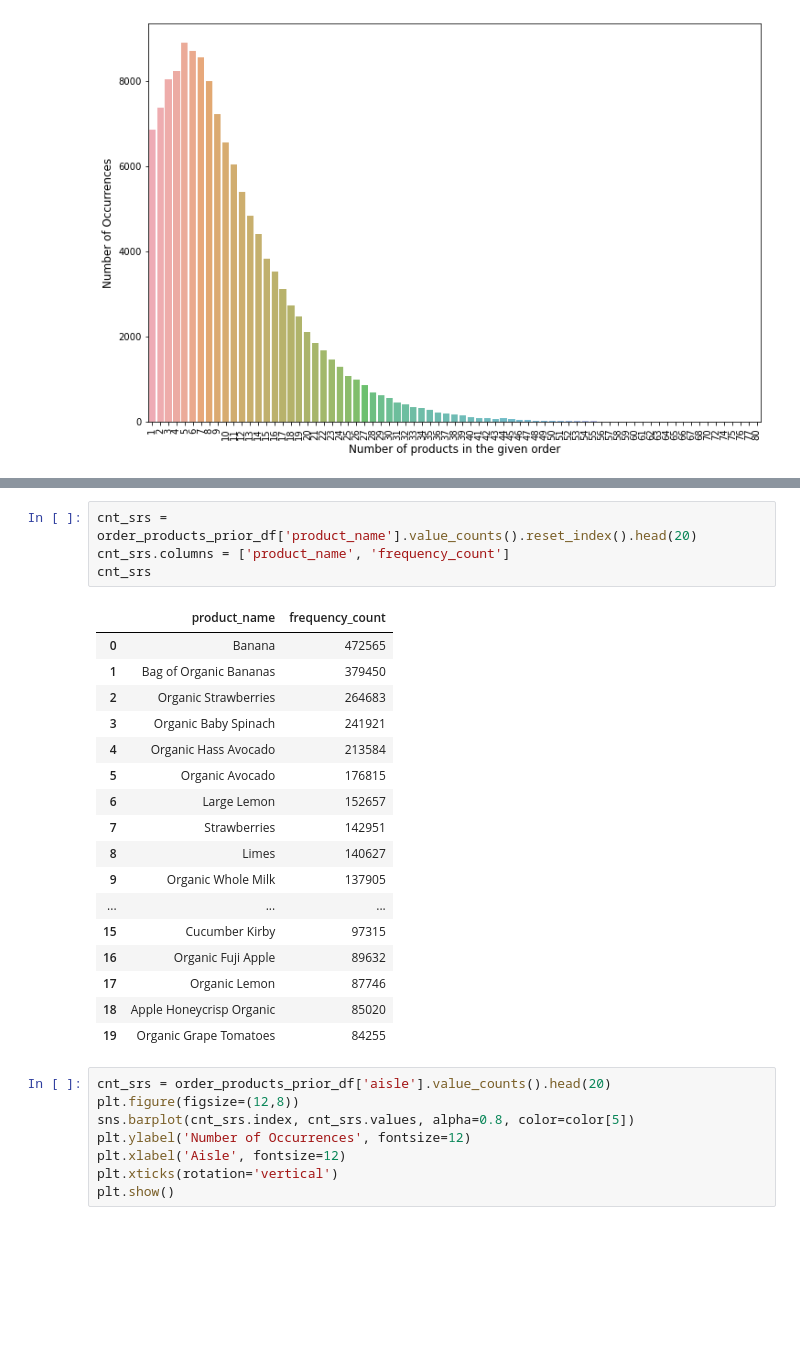
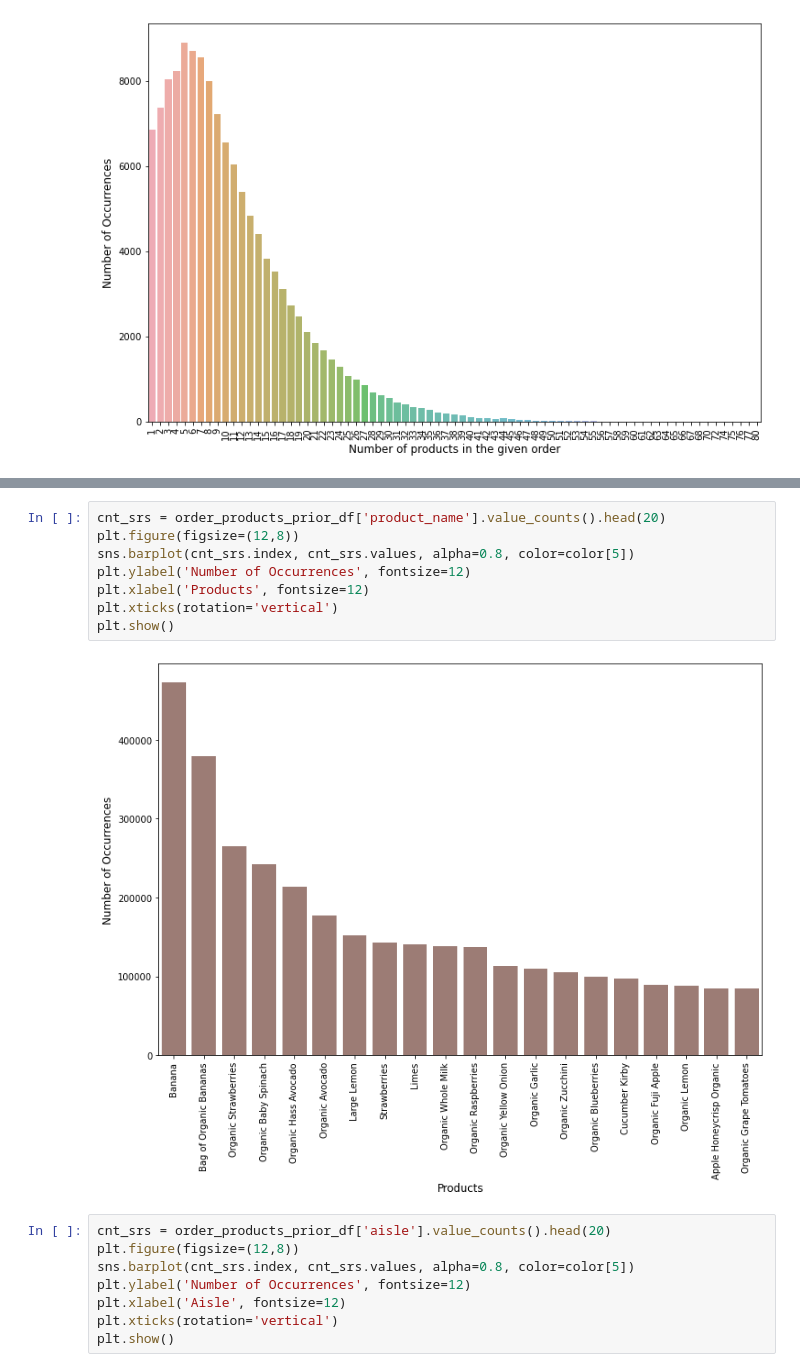
Before and after one commit to tandt2402/DM_SuperMarket_Analytic, a Jupyter notebook: Exploration.ipynb, the cells around one changed output, grey strips where cells are left out. Cells and saved outputs as stored; diff of their text form; blank space fills up the shorter version.

```diff
--- a/Exploration.ipynb
+++ b/Exploration.ipynb
@@ -161,28 +161,16 @@ order_products_prior_df.head()
 | 2 | 2 | 9327 | 3 | 0 | Garlic Powder | 104 | 13 | spices seasonings | ... |
 | 3 | 2 | 45918 | 4 | 1 | Coconut Butter | 19 | 13 | oils vinegars | ... |
 | 4 | 2 | 30035 | 5 | 0 | Natural Sweetener | 17 | 13 | baking ingredients | ... |
-# %%
-cnt_srs = order_products_prior_df['product_name'].value_counts().reset_index().head(20)
-cnt_srs.columns = ['product_name', 'frequency_count']
-cnt_srs
-# %% [output]
-|  | product_name | frequency_count |
-| 0 | Banana | 472565 |
-| 1 | Bag of Organic Bananas | 379450 |
-| 2 | Organic Strawberries | 264683 |
-| 3 | Organic Baby Spinach | 241921 |
-| 4 | Organic Hass Avocado | 213584 |
-| 5 | Organic Avocado | 176815 |
-| 6 | Large Lemon | 152657 |
-| 7 | Strawberries | 142951 |
-| 8 | Limes | 140627 |
-| 9 | Organic Whole Milk | 137905 |
-| ... | ... | ... |
-| 15 | Cucumber Kirby | 97315 |
-| 16 | Organic Fuji Apple | 89632 |
-| 17 | Organic Lemon | 87746 |
-| 18 | Apple Honeycrisp Organic | 85020 |
-| 19 | Organic Grape Tomatoes | 84255 |
+# %%
+cnt_srs = order_products_prior_df['product_name'].value_counts().head(20)
+plt.figure(figsize=(12,8))
+sns.barplot(cnt_srs.index, cnt_srs.values, alpha=0.8, color=color[5])
+plt.ylabel('Number of Occurrences', fontsize=12)
+plt.xlabel('Products', fontsize=12)
+plt.xticks(rotation='vertical')
+plt.show()
+# %% [output]
+[figure, added]
 # %%
 cnt_srs = order_products_prior_df['aisle'].value_counts().head(20)
 plt.figure(figsize=(12,8))
```
